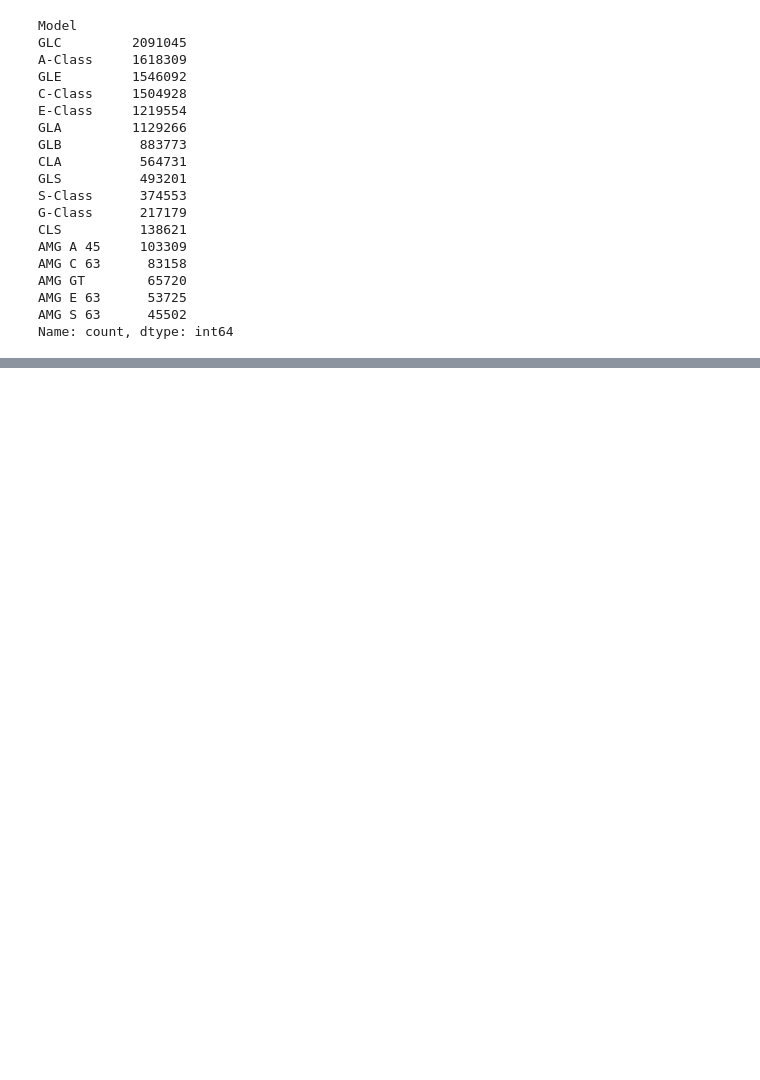
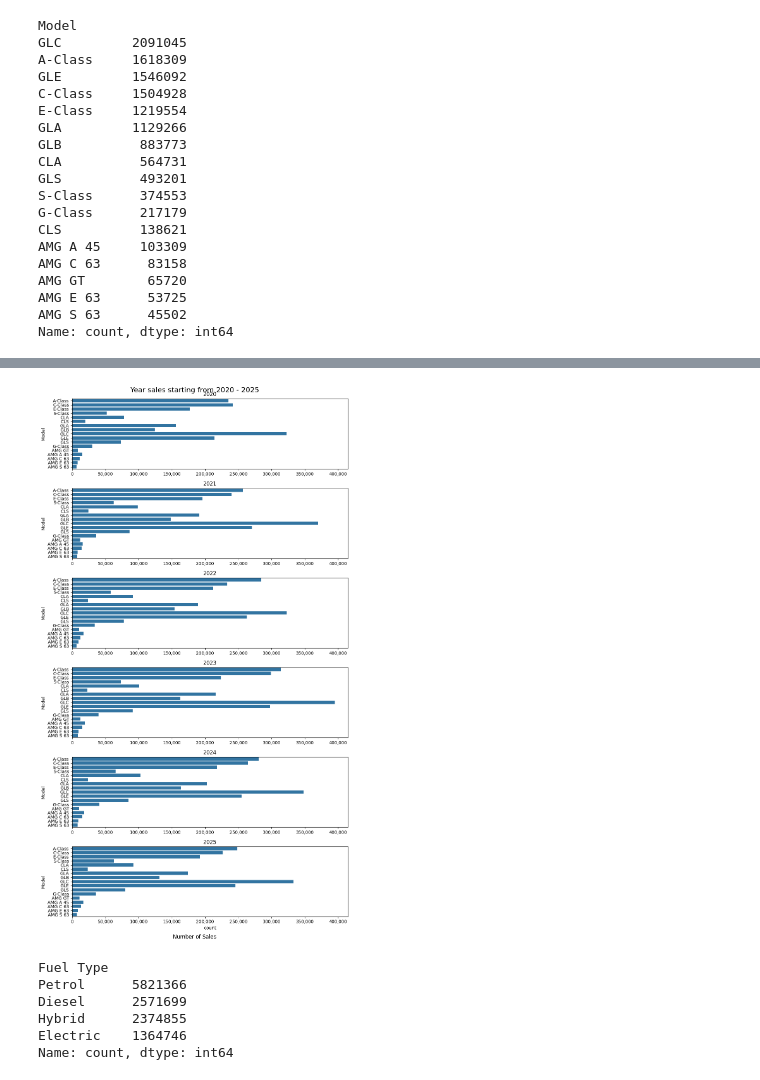
Before and after one commit to Szafranerio/Data_InDepth, a Jupyter notebook: Pandas/Practice/Car_Sales.ipynb, the cells around one changed output, grey strips where cells are left out. Drawn from its saved outputs; the diff is of its cells as text; code cells hidden in the pictures; blank space fills up the shorter version.

```diff
--- a/Pandas/Practice/Car_Sales.ipynb
+++ b/Pandas/Practice/Car_Sales.ipynb
@@ -73,0 +82,46 @@ sns.countplot(data, x='Model')
+# %%
+year_2020 = data[data['Year'] == 2020]
+year_2021 = data[data['Year'] == 2021]
+year_2022 = data[data['Year'] == 2022]
+year_2023 = data[data['Year'] == 2023]
+year_2024 = data[data['Year'] == 2024]
+year_2025 = data[data['Year'] == 2025]
+# %%
+fig, axs = plt.subplots(6, 1, figsize=(10, 18), sharex=True)
+
+fig.suptitle('Year sales starting from 2020 - 2025', fontsize=16)
+
+years_data = [
+    (2020, year_2020),
+    (2021, year_2021),
+    (2022, year_2022),
+    (2023, year_2023),
+    (2024, year_2024),
+    (2025, year_2025),
+]
+
+for ax, (year, df_year) in zip(axs, years_data):
+    sns.countplot(data=df_year, y='Model', ax=ax)
+    ax.set_title(str(year))
+
+    ax.tick_params(axis='x', labelbottom=True)
+
+    ax.xaxis.set_major_locator(mticker.MaxNLocator(integer=True))
+    ax.xaxis.set_major_formatter(
+        mticker.FuncFormatter(lambda x, _: f"{int(x):,}")
+    )
+
+fig.supxlabel("Number of Sales")
+plt.tight_layout()
+plt.show()
+# %% [output]
+[figure, added]
+# %%
+data['Fuel Type'].value_counts()
+# %% [output]
+Fuel Type
+Petrol      5821366
+Diesel      2571699
+Hybrid      2374855
+Electric    1364746
+Name: count, dtype: int64
```
Also changed, not shown: parts of 3 cells of this notebook.
